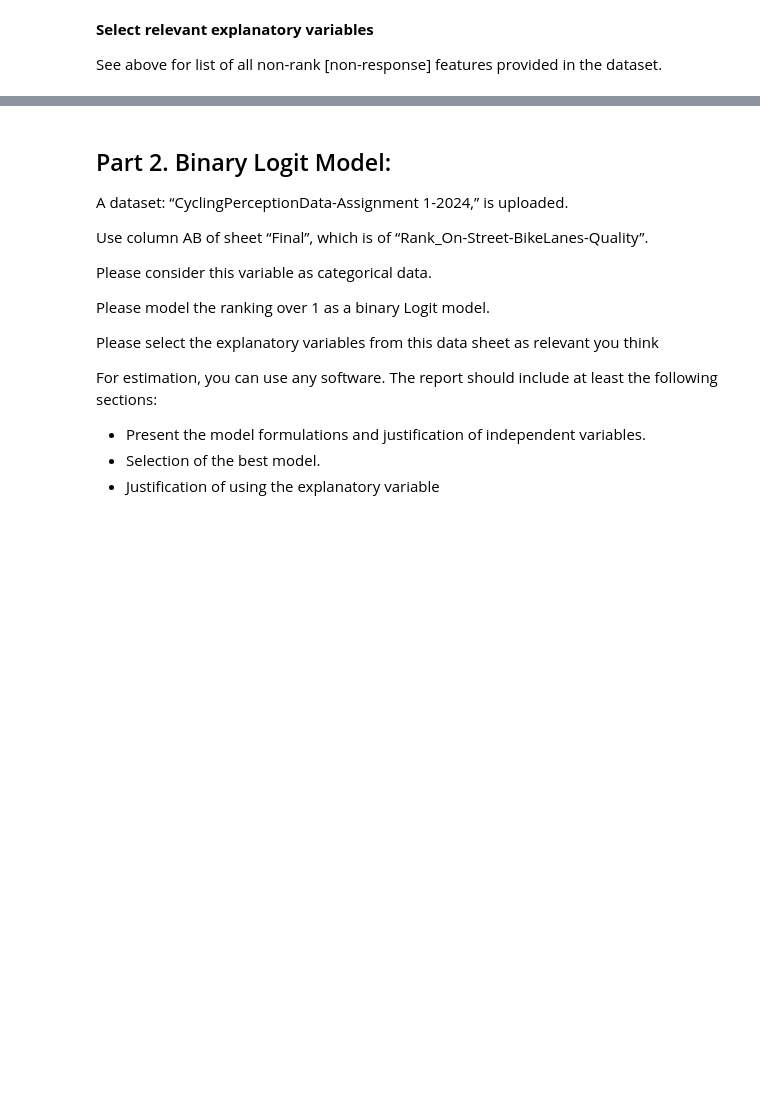
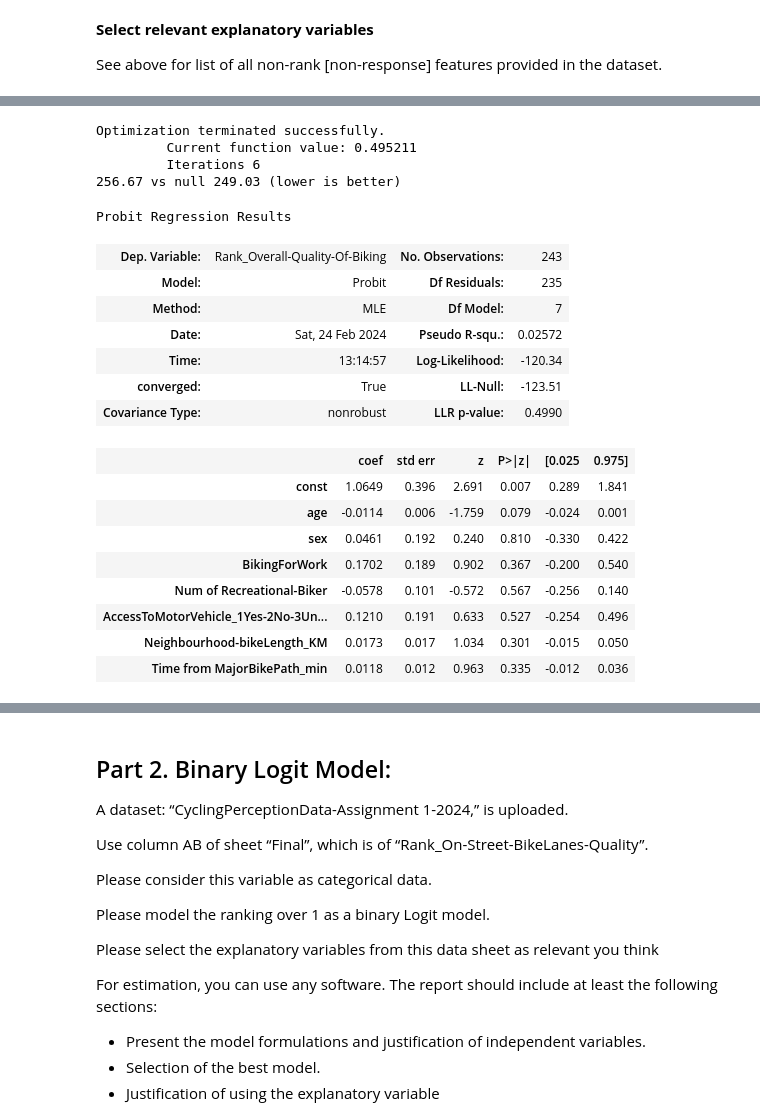
Before and after one commit to tgchen99/CIV1538-Ass1, a Jupyter notebook: CIV1538 - Assignment 1 - Tiggy Chen 1004400784.ipynb, the cells around one changed output, grey strips where cells are left out. Cells and saved outputs as stored; diff of their text form; code cells hidden in the pictures; blank space fills up the shorter version.

Commit message:
Process data; add models

```diff
--- a/CIV1538 - Assignment 1 - Tiggy Chen 1004400784.ipynb
+++ b/CIV1538 - Assignment 1 - Tiggy Chen 1004400784.ipynb
@@ -21,6 +21,17 @@ df_raw.head()
 | 3 | 40594 | 1 | 34 | 1 | 3 | 2 | 2 | ... |
 | 4 | 41451 | 1 | 24 | 1 | 3 | 5 | 1 | ... |
 5 rows × 31 columns
+# %%
+# some data processing - largely guesswork
+df_proc = df_raw.copy()
+
+# set all "unknown" to 0 ("no") and convert to binary (1=yes, 0=no/unknown)
+# assume bikingfor[reason] is meant to be also following the 1=yes, 2=no, 3=unknown scheme
+for col in ['AccessToMotorVehicle_1Yes-2No-3Unknown', 'BikeParkingAt Work_1Yes2No3Unknown']:
+    df_proc[col] = (df_proc[col] == 1).astype(int)
+
+# assume HH_Children_Dummy is meant to be 1=yes, 2=no
+df_proc['HH_Children_Dummy'] = df_proc['HH_Children_Dummy'] % 2
 # %%
 # list all provided vars
 print('\n'.join(x for x in df_raw.columns if not x.startswith("Rank_")))
@@ -177,0 +163,34 @@ Probit Regression Results
+# %%
+probit_vars = ['age', 'sex', 'BikingForWork', 'Num of Recreational-Biker',
+               'AccessToMotorVehicle_1Yes-2No-3Unknown',
+               'Neighbourhood-bikeLength_KM', 'Time from MajorBikePath_min']
+
+probit_mod = smd.Probit(y_probit_gt2,
+                        add_constant(df_proc[probit_vars], has_constant='add')
+                       )
+probit_res = probit_mod.fit()
+
+print(f"{probit_res.aic:.2f} vs null {probit_null_aic:.2f} (lower is better)")
+probit_res.summary()
+# %% [output]
+Optimization terminated successfully.
+         Current function value: 0.495211
+         Iterations 6
+256.67 vs null 249.03 (lower is better)
+Probit Regression Results
+| Dep. Variable: | Rank_Overall-Quality-Of-Biking | No. Observations: | 243 |
+| Model: | Probit | Df Residuals: | 235 |
+| Method: | MLE | Df Model: | 7 |
+| Date: | Sat, 24 Feb 2024 | Pseudo R-squ.: | 0.02572 |
+| Time: | 13:14:57 | Log-Likelihood: | -120.34 |
+| converged: | True | LL-Null: | -123.51 |
+| Covariance Type: | nonrobust | LLR p-value: | 0.4990 |
+|  | coef | std err | z | P>|z| | [0.025 | 0.975] |
+| const | 1.0649 | 0.396 | 2.691 | 0.007 | 0.289 | 1.841 |
+| age | -0.0114 | 0.006 | -1.759 | 0.079 | -0.024 | 0.001 |
+| sex | 0.0461 | 0.192 | 0.240 | 0.810 | -0.330 | 0.422 |
+| BikingForWork | 0.1702 | 0.189 | 0.902 | 0.367 | -0.200 | 0.540 |
+| Num of Recreational-Biker | -0.0578 | 0.101 | -0.572 | 0.567 | -0.256 | 0.140 |
+| AccessToMotorVehicle_1Yes-2No-3Un... | 0.1210 | 0.191 | 0.633 | 0.527 | -0.254 | 0.496 |
+| Neighbourhood-bikeLength_KM | 0.0173 | 0.017 | 1.034 | 0.301 | -0.015 | 0.050 |
+| Time from MajorBikePath_min | 0.0118 | 0.012 | 0.963 | 0.335 | -0.012 | 0.036 |
```
Also changed, not shown: parts of 11 cells of this notebook.
